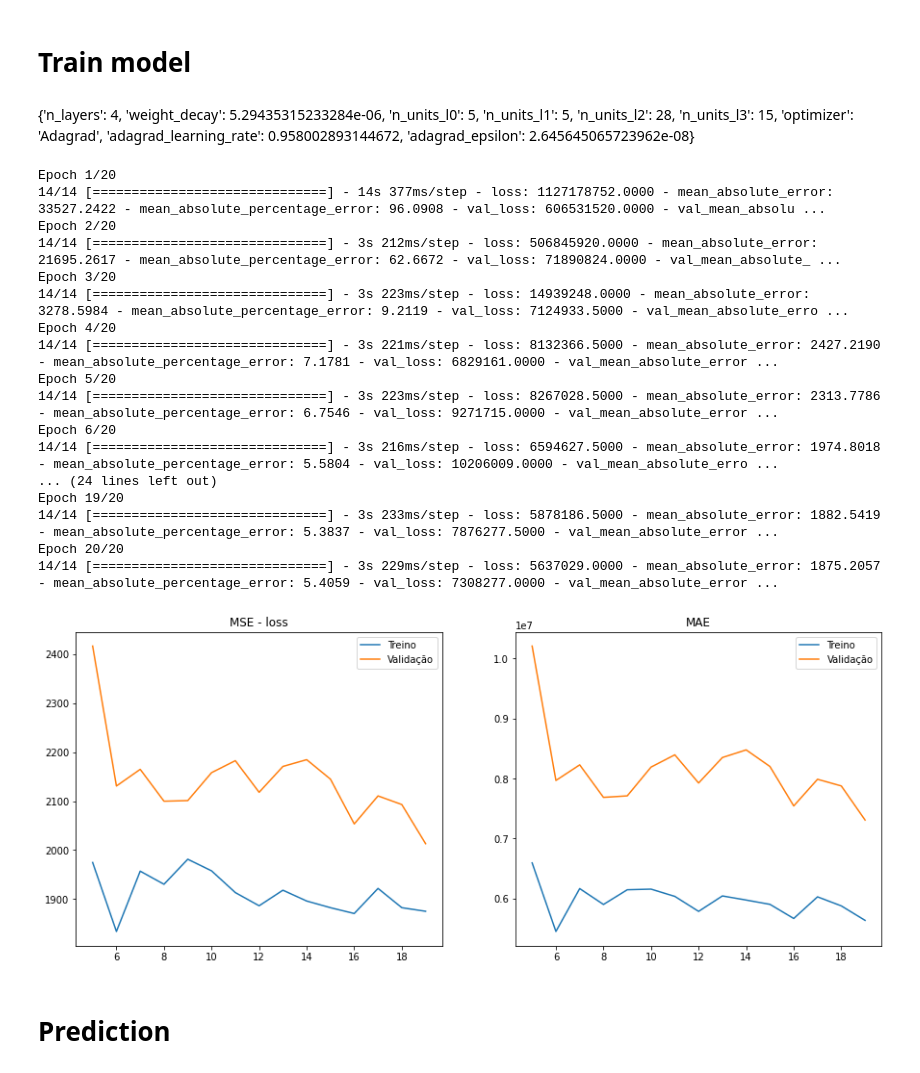
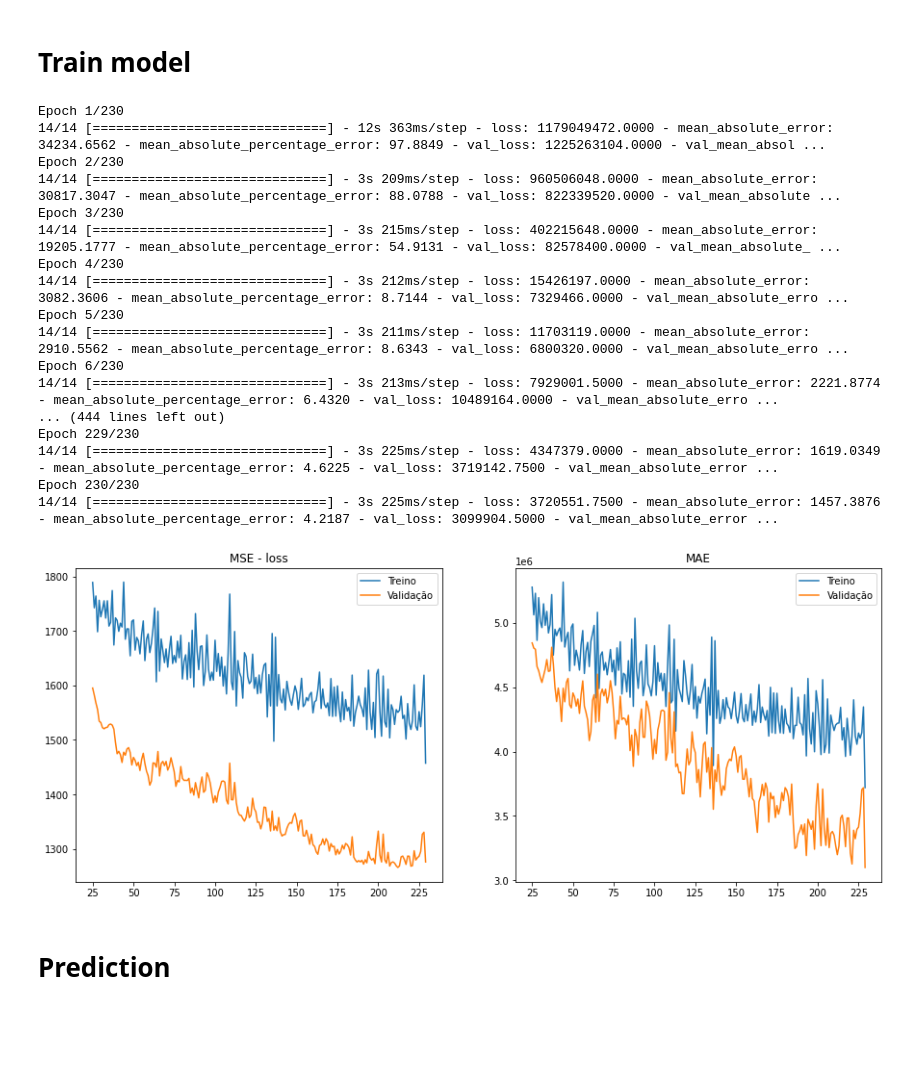
Before and after one commit to marcos-mansur/load-forecast, a Jupyter notebook: Notebook_8_Baseline.ipynb, the cells around one changed output. Saved outputs shown, nothing was run; the diff lists cells and outputs as text; code cells hidden in the pictures; blank space fills up the shorter version.

Commit message:
fix data errors

```diff
--- a/Notebook_8_Baseline.ipynb
+++ b/Notebook_8_Baseline.ipynb
@@ -42,8 +43,9 @@ def get_friday(date_time):
   return  dt.next(pendulum.FRIDAY).strftime('%Y-%m-%d')
 
 
-def treat_data(df,regiao='SUDESTE',operative_week_start=2):
+def treat_data(df,regiao=regiao,operative_week_start=2):
 
+  df = df.copy()
   # round the values of load
   df['val_cargaenergiamwmed'] = np.round(df['val_cargaenergiamwmed'],2)
   # drop last 4 rows that doesn't have load values
@@ -152,19 +154,24 @@ df_target = create_target_df(df)
 # %%
 def split_time(split_val = split_val,
                split_test = split_test,
-               df=df):
+               df=df_20XX,
+               regiao=regiao):
 
+  df = treat_data(df.copy(), regiao = regiao)
   # split datasets
   train_df = df[0:split_val]
   val_df = df[split_val:split_test]
   test_df = df[split_test:]
 
-  return train_df, val_df, test_df
+  return (treat_data(train_df,regiao = regiao),
+         treat_data(val_df,regiao = regiao),
+         treat_data(test_df,regiao = regiao))
 
 
 train_df, val_df, test_df = split_time(split_val = split_val,
                                        split_test = split_test,
-                                       df=df)
+                                       df=df_20XX,
+                                       regiao=regiao)
 
 def time_delta(d):
   return pd.to_timedelta(d,unit='d')
@@ -195,8 +202,13 @@ def windowed_dataset(df, batch_size = batch_size,
     next_fri = get_friday(df['din_instante'].iloc[0])
     # df starts with the begin of operative week
     df = df[df['din_instante'] >= next_fri].copy()
+  # groupby object by week and then by day
+  df_grouped = df[window_size:].groupby(by=['semana'])['din_instante']
   # get first day of each week
-  data_week = df[window_size:].groupby(by=['semana'])['din_instante'].min()
+  data_week = df_grouped.min()
+  # if last week is incomplete, drop it
+  if df_grouped.count().iloc[-1]!=7:
+    data_week = data_week[:-1]
 
 
   series = df[load_col]
@@ -453,12 +465,10 @@ def compile_and_fit(model, data, val_data, epochs,optimizer,
                       validation_data= val_data,
                       callbacks=[early_stopping]) #, checkpoint])
   return history
-# %% [markdown]
-{'n_layers': 4, 'weight_decay': 5.29435315233284e-06, 'n_units_l0': 5, 'n_units_l1': 5, 'n_units_l2': 28, 'n_units_l3': 15, 'optimizer': 'Adagrad', 'adagrad_learning_rate': 0.958002893144672, 'adagrad_epsilon': 2.645645065723962e-08}
 # %%
 weight_decay = 5.29435315233284e-06
 
-optimizer = 'adam' #tf.optimizers.Adagrad(learning_rate= 0.9580, epsilon = 2.645-08)
+optimizer = tf.optimizers.Adam(learning_rate=0.0007) #Adagrad(learning_rate= 0.9580, epsilon = 2.645-08)
 
 l0 = tf.keras.layers.LSTM(5, return_sequences=True,
 #                          kernel_regularizer=tf.keras.regularizers.l2(weight_decay),
@@ -485,7 +495,7 @@ model = tf.keras.models.Sequential([
     ])
 
 
-history = compile_and_fit(model, epochs = 20,
+history = compile_and_fit(model, epochs = 230,
                           data=train_dataset,
                           val_data = val_dataset,
                           optimizer = optimizer,
@@ -496,52 +506,52 @@ history = compile_and_fit(model, epochs = 20,
 
 #print("Layer weights {}".format(l0.get_weights()))
 # %% [output]
-Epoch 1/20
-14/14 [==============================] - 14s 377ms/step - loss: 1127178752.0000 - mean_absolute_error: 33527.2422 - mean_absolute_percentage_error: 96.0908 - val_loss: 606531520.0000 - val_mean_absolu ...
-Epoch 2/20
-14/14 [==============================] - 3s 212ms/step - loss: 506845920.0000 - mean_absolute_error: 21695.2617 - mean_absolute_percentage_error: 62.6672 - val_loss: 71890824.0000 - val_mean_absolute_ ...
-Epoch 3/20
-14/14 [==============================] - 3s 223ms/step - loss: 14939248.0000 - mean_absolute_error: 3278.5984 - mean_absolute_percentage_error: 9.2119 - val_loss: 7124933.5000 - val_mean_absolute_erro ...
-Epoch 4/20
-14/14 [==============================] - 3s 221ms/step - loss: 8132366.5000 - mean_absolute_error: 2427.2190 - mean_absolute_percentage_error: 7.1781 - val_loss: 6829161.0000 - val_mean_absolute_error ...
-Epoch 5/20
-14/14 [==============================] - 3s 223ms/step - loss: 8267028.5000 - mean_absolute_error: 2313.7786 - mean_absolute_percentage_error: 6.7546 - val_loss: 9271715.0000 - val_mean_absolute_error ...
-Epoch 6/20
-14/14 [==============================] - 3s 216ms/step - loss: 6594627.5000 - mean_absolute_error: 1974.8018 - mean_absolute_percentage_error: 5.5804 - val_loss: 10206009.0000 - val_mean_absolute_erro ...
-... (24 lines left out)
-Epoch 19/20
-14/14 [==============================] - 3s 233ms/step - loss: 5878186.5000 - mean_absolute_error: 1882.5419 - mean_absolute_percentage_error: 5.3837 - val_loss: 7876277.5000 - val_mean_absolute_error ...
-Epoch 20/20
-14/14 [==============================] - 3s 229ms/step - loss: 5637029.0000 - mean_absolute_error: 1875.2057 - mean_absolute_percentage_error: 5.4059 - val_loss: 7308277.0000 - val_mean_absolute_error ...
+Epoch 1/230
+14/14 [==============================] - 12s 363ms/step - loss: 1179049472.0000 - mean_absolute_error: 34234.6562 - mean_absolute_percentage_error: 97.8849 - val_loss: 1225263104.0000 - val_mean_absol ...
+Epoch 2/230
+14/14 [==============================] - 3s 209ms/step - loss: 960506048.0000 - mean_absolute_error: 30817.3047 - mean_absolute_percentage_error: 88.0788 - val_loss: 822339520.0000 - val_mean_absolute ...
+Epoch 3/230
+14/14 [==============================] - 3s 215ms/step - loss: 402215648.0000 - mean_absolute_error: 19205.1777 - mean_absolute_percentage_error: 54.9131 - val_loss: 82578400.0000 - val_mean_absolute_ ...
+Epoch 4/230
+14/14 [==============================] - 3s 212ms/step - loss: 15426197.0000 - mean_absolute_error: 3082.3606 - mean_absolute_percentage_error: 8.7144 - val_loss: 7329466.0000 - val_mean_absolute_erro ...
+Epoch 5/230
+14/14 [==============================] - 3s 211ms/step - loss: 11703119.0000 - mean_absolute_error: 2910.5562 - mean_absolute_percentage_error: 8.6343 - val_loss: 6800320.0000 - val_mean_absolute_erro ...
+Epoch 6/230
+14/14 [==============================] - 3s 213ms/step - loss: 7929001.5000 - mean_absolute_error: 2221.8774 - mean_absolute_percentage_error: 6.4320 - val_loss: 10489164.0000 - val_mean_absolute_erro ...
+... (444 lines left out)
+Epoch 229/230
+14/14 [==============================] - 3s 225ms/step - loss: 4347379.0000 - mean_absolute_error: 1619.0349 - mean_absolute_percentage_error: 4.6225 - val_loss: 3719142.7500 - val_mean_absolute_error ...
+Epoch 230/230
+14/14 [==============================] - 3s 225ms/step - loss: 3720551.7500 - mean_absolute_error: 1457.3876 - mean_absolute_percentage_error: 4.2187 - val_loss: 3099904.5000 - val_mean_absolute_error ...
 # %%
 # evaluate training metrics
 
 # starting epoch to plot
-skip = 5
+skip = 25
 
 fig,ax = plt.subplots(figsize=(15,6), nrows=1, ncols=2)
 metrics_list = ['loss','val_loss',
                 'mean_absolute_error',
                 'val_mean_absolute_error']
 
 for i, metric in enumerate(metrics_list):
   if i>=2:
     ax1 =  ax.ravel()[0]
   else:
     ax1 =  ax.ravel()[1]
   sns.lineplot(x = range(skip,len(history.history[metric])),
               y = history.history[metric][skip:],
               ax = ax1)
 
 
 ax.ravel()[0].set_title("MSE - loss")
 ax.ravel()[0].legend(labels=['Treino', 'Validação'])
 ax.ravel()[1].set_title("MAE")
 ax.ravel()[1].legend(labels=['Treino', 'Validação'])
 
 plt.show()
 # %% [output]
-[figure, old version]
+[figure, new version]
 # %% [markdown]
 # Prediction
 # %% [markdown]
```
Also changed, not shown: parts of 3 cells of this notebook.
